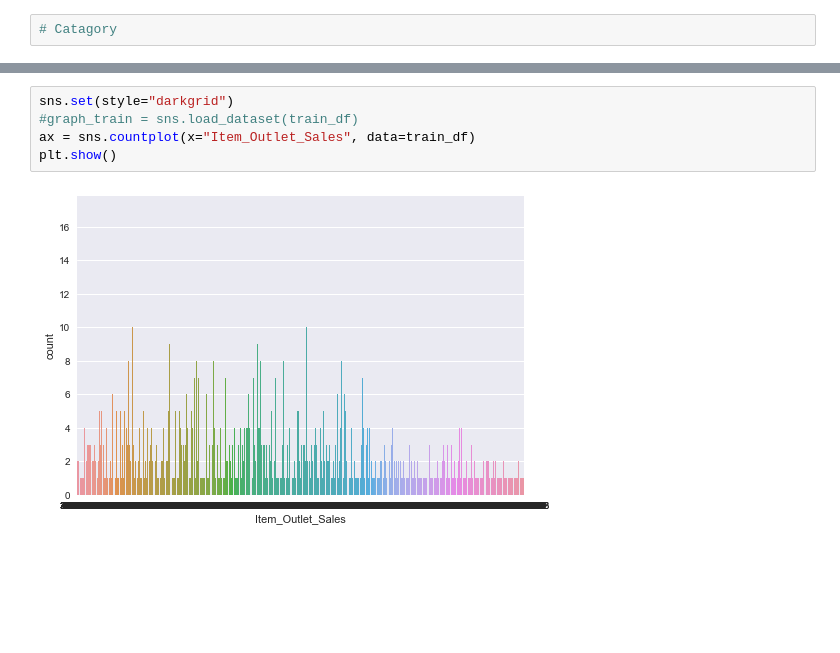
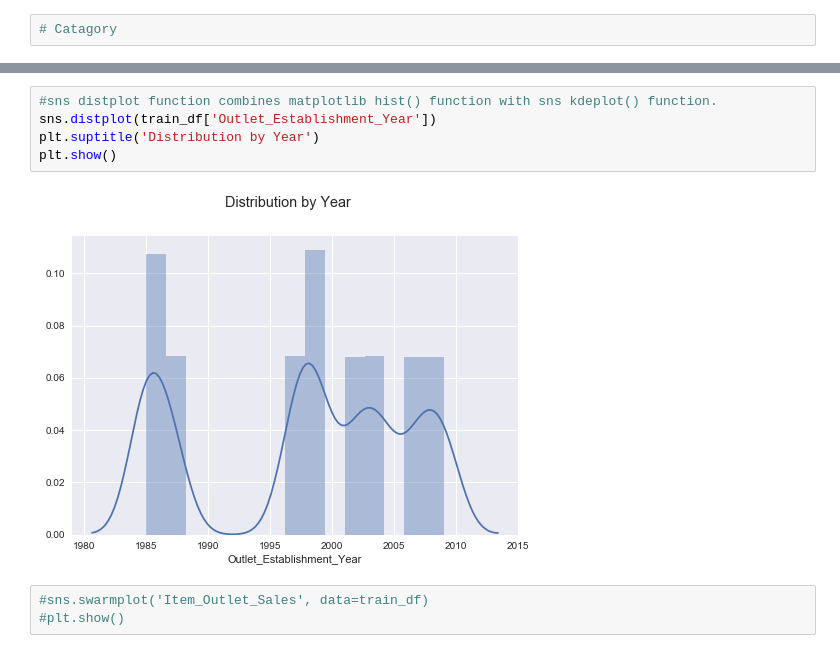
Before and after one commit to MallikarjunNamagiri/Machine-Learning-Practice, a Jupyter notebook: Bigmart/BigmartSales.ipynb, the cells around one changed output, grey strips where cells are left out. Drawn from its saved outputs; the diff is of its cells as text; blank space fills up the shorter version.

```diff
--- a/Bigmart/BigmartSales.ipynb
+++ b/Bigmart/BigmartSales.ipynb
@@ -260,7 +362,10 @@ plt.show()
+# %%
+#sns distplot function combines matplotlib hist() function with sns kdeplot() function.
+sns.distplot(train_df['Outlet_Establishment_Year'])
+plt.suptitle('Distribution by Year')
+plt.show()
+# %% [output]
+[figure, added]
 # %%
-sns.set(style="darkgrid")
-#graph_train = sns.load_dataset(train_df)
-ax = sns.countplot(x="Item_Outlet_Sales", data=train_df)
-plt.show()
+#sns.swarmplot('Item_Outlet_Sales', data=train_df)
+#plt.show()
-# %% [output]
-[figure, removed]
```
Also changed, not shown: parts of 27 cells of this notebook.
